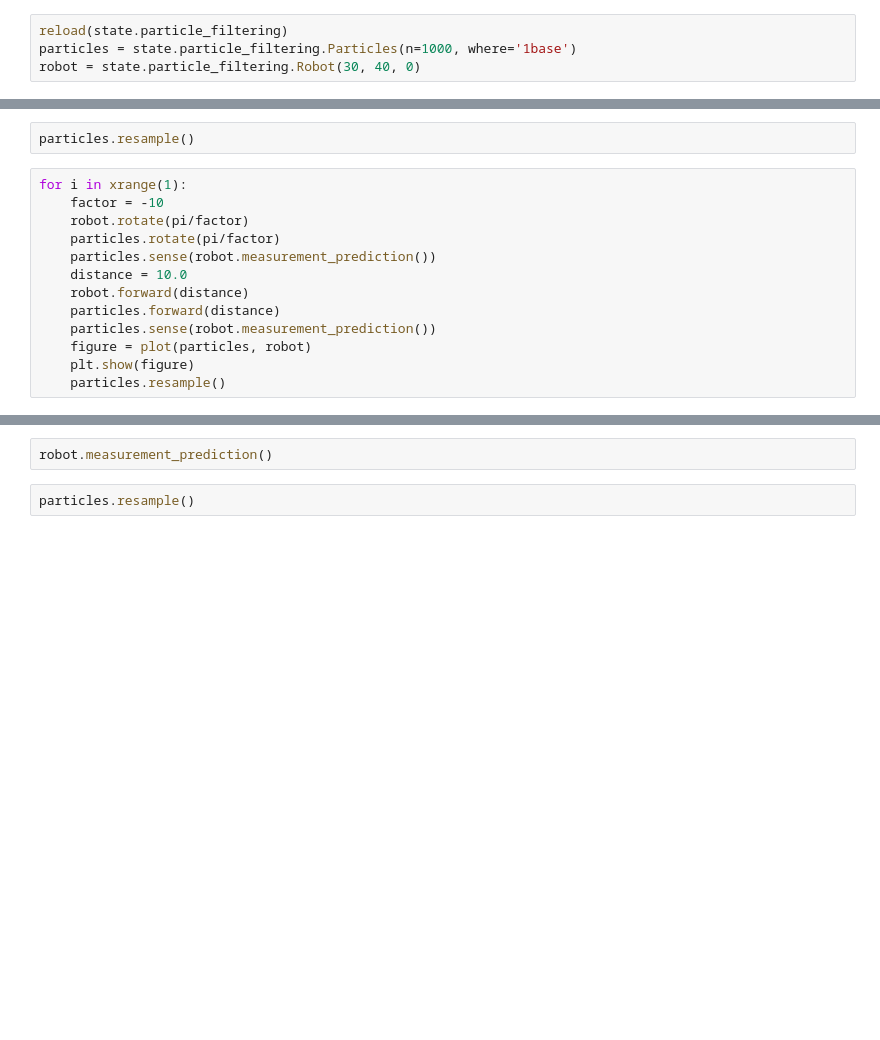
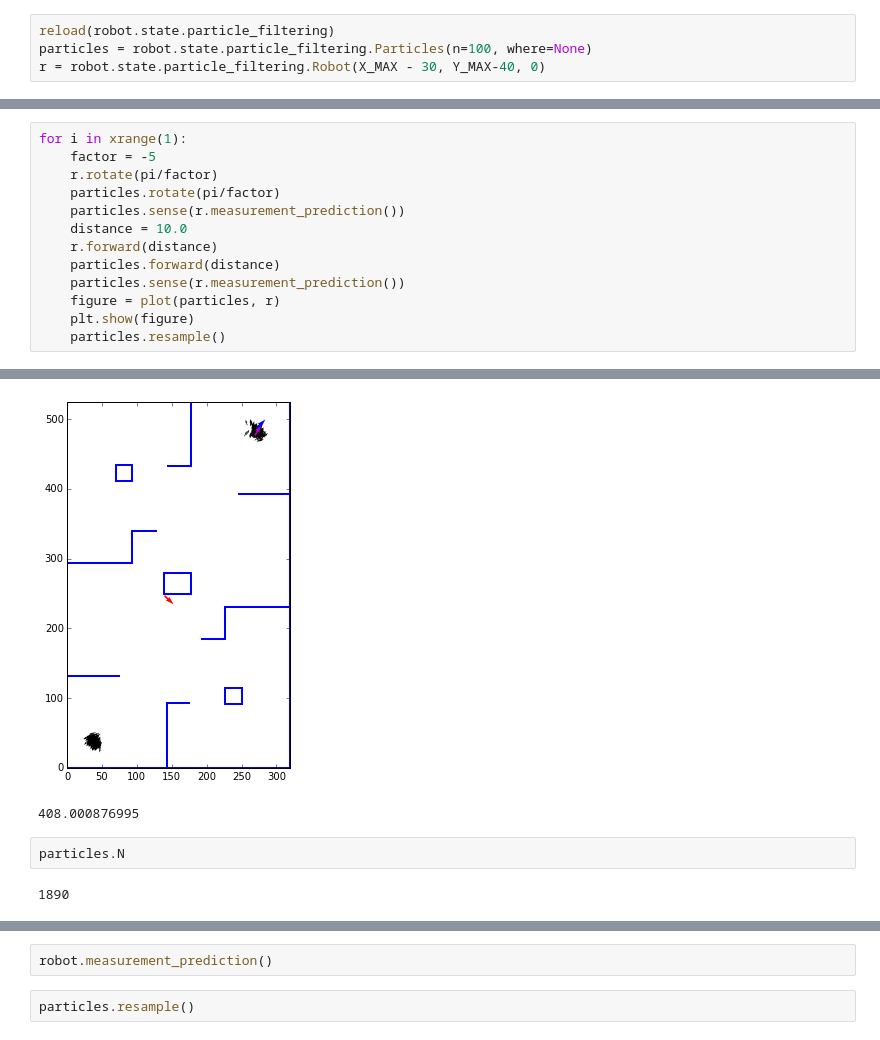
Before and after one commit to crunchiness/rss, a Jupyter notebook: particle_filtering_visualization.ipynb, the cells around one changed output, grey strips where cells are left out. Drawn from its saved outputs; the diff is of its cells as text; blank space fills up the shorter version.

```diff
--- a/particle_filtering_visualization.ipynb
+++ b/particle_filtering_visualization.ipynb
@@ -65,4 +69,4 @@ plt.show(figure)
 # %%
-reload(state.particle_filtering)
-particles = state.particle_filtering.Particles(n=1000, where='1base')
-robot = state.particle_filtering.Robot(30, 40, 0)
+reload(robot.state.particle_filtering)
+particles = robot.state.particle_filtering.Particles(n=100, where=None)
+r = robot.state.particle_filtering.Robot(X_MAX - 30, Y_MAX-40, 0)
@@ -68,0 +76,14 @@ robot = state.particle_filtering.Robot(30, 40, 0)
+# %%
+for i in xrange(1):
+    factor = -5
+    r.rotate(pi/factor)
+    particles.rotate(pi/factor)
+    particles.sense(r.measurement_prediction())
+    distance = 10.0
+    r.forward(distance)
+    particles.forward(distance)
+    particles.sense(r.measurement_prediction())
+    figure = plot(particles, r)
+    plt.show(figure)
+    particles.resample()
+# %% [output]
@@ -69,15 +92,6 @@ robot = state.particle_filtering.Robot(30, 40, 0)
+[figure, added]
+408.000876995
 # %%
-particles.resample()
+particles.N
+# %% [output]
+1890
-# %%
-for i in xrange(1):
-    factor = -10
-    robot.rotate(pi/factor)
-    particles.rotate(pi/factor)
-    particles.sense(robot.measurement_prediction())
-    distance = 10.0
-    robot.forward(distance)
-    particles.forward(distance)
-    particles.sense(robot.measurement_prediction())
-    figure = plot(particles, robot)
-    plt.show(figure)
-    particles.resample()
```
Also changed, not shown: parts of 16 cells of this notebook, 2 other files.
